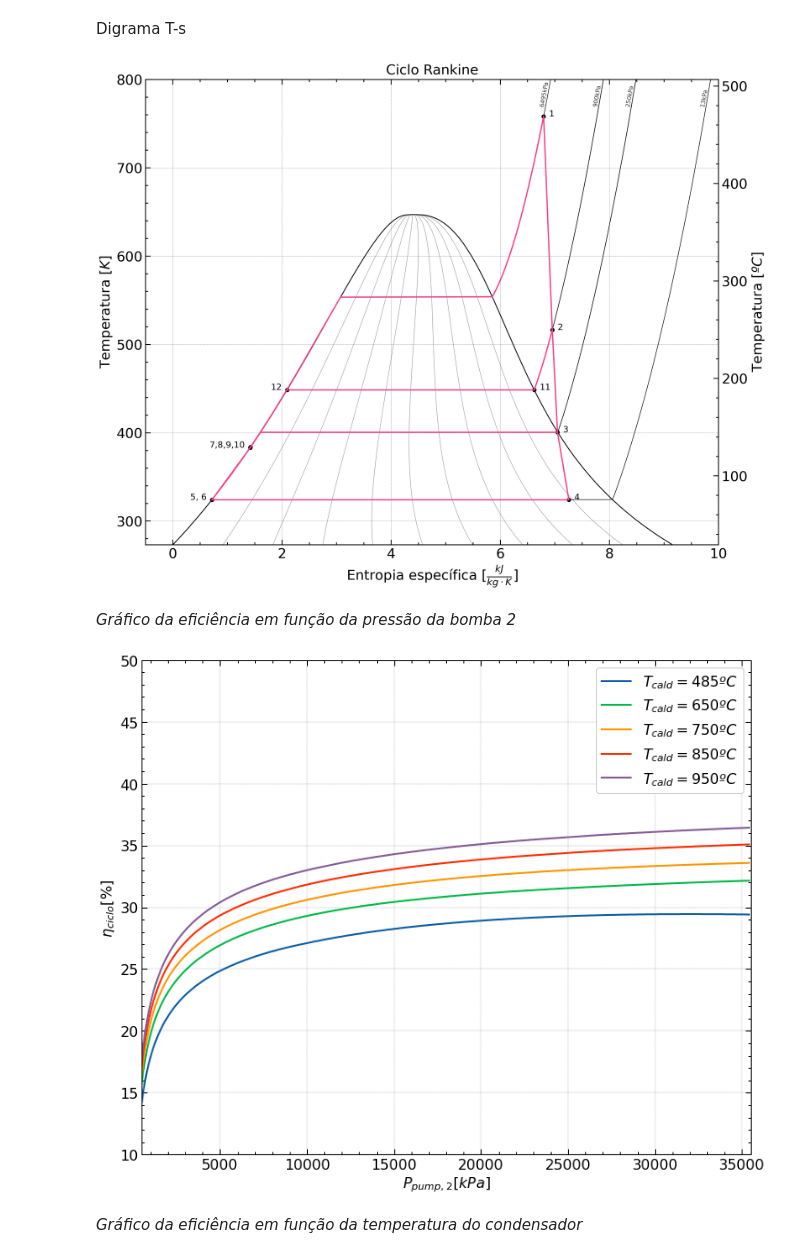
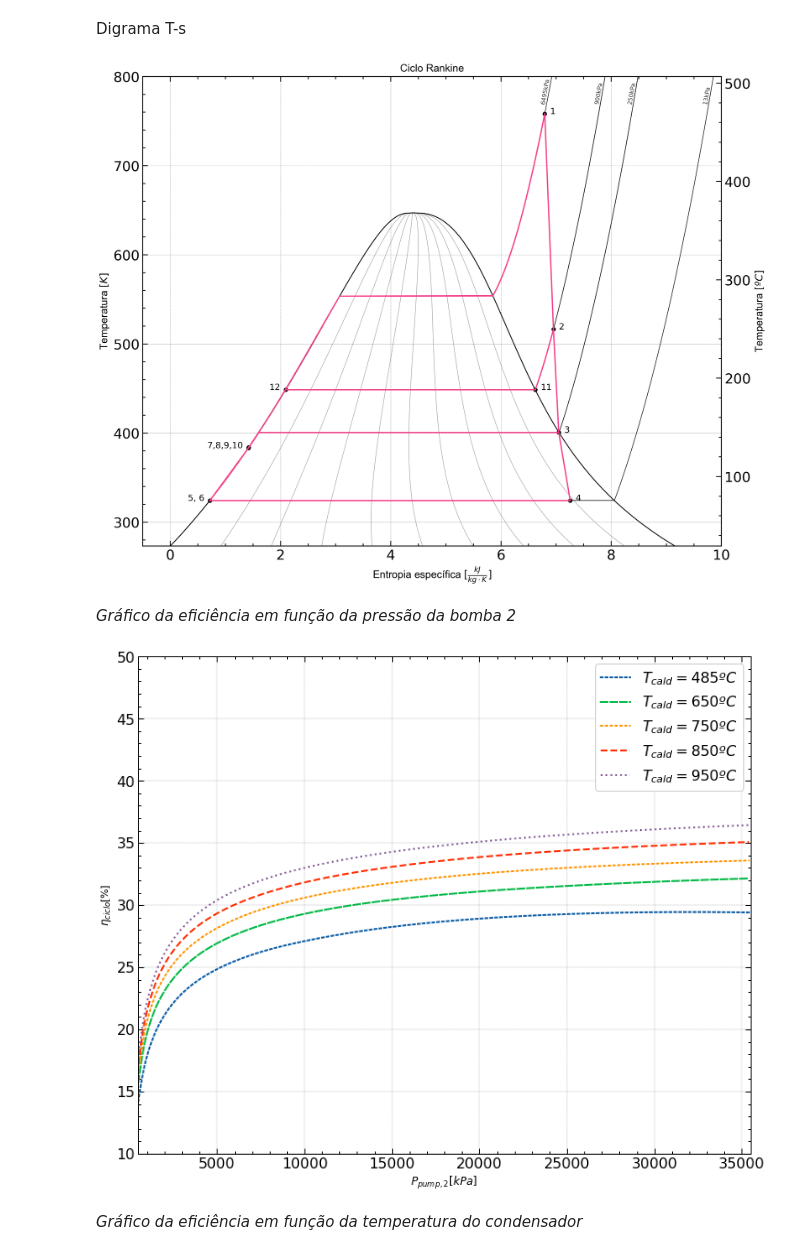
Before and after one commit to luaneng/gdv, a Jupyter notebook: projeto/main.ipynb, the cells around one changed output. Saved outputs shown, nothing was run; the diff lists cells and outputs as text; code cells hidden in the pictures.

```diff
--- a/projeto/main.ipynb
+++ b/projeto/main.ipynb
@@ -200,12 +200,7 @@ for i in estds:
     pressao.append(i.p)
     entalpia.append(i.h)
     entropia.append(i.s)
-    if absolute(round(i.Q, 4)) == 1:
-        titulo.append('Vap. Sat.')
-    elif i.Q == 0:
-        titulo.append('Liq. Sat.')
-    else:
-        titulo.append(i.Q)
+    titulo.append(i.Q)
 # %% [markdown]
 ## Resolvendo o sistema de equação das vazões ##
 # %% [markdown]
@@ -441,38 +436,38 @@ def tsdiagram():
   s = linspace(entropia[2], entropia[6], 1000)
   Temp = prop('T','S',s*10**3,'P', P[2]*10**3, fluido)
   plt.plot(s,Temp, color='#f5428a', lw=1.5)[0]
 
   #estado 2 - 11
   s = linspace(entropia[1], entropia[10], 1000)
   Temp = prop('T','S',s*10**3,'P', P[1]*10**3, fluido)
   plt.plot(s,Temp,'#f5428a', lw=1.5)[0]
 
   #Inserindo nome nos pontos
   plt.text(entropia[0]+0.1, Tk[0], '1',ha='left')
   plt.text(entropia[1]+0.1, Tk[1], '2',ha='left')
   plt.text(entropia[2]+0.1, Tk[2], '3',ha='left')
   plt.text(entropia[3]+0.1, Tk[3], '4',ha='left')
   plt.text(entropia[4]-0.1, Tk[4], '5, 6',ha='right')
   plt.text(entropia[6]-0.1, Tk[6], '7,8,9,10',ha='right')
   plt.text(entropia[10]+0.1, Tk[10], '11',ha='left')
   plt.text(entropia[11]-0.1, Tk[11], '12',ha='right')
 
   plt.grid(ls='--', lw=0.3)
-  plt.title('Ciclo Rankine')
-  plt.xlabel(r'Entropia específica $[\frac{kJ}{kg \cdot K}]$')
-  plt.ylabel(r'Temperatura $[K]$')
+  plt.title('Ciclo Rankine', fontname='Arial', fontsize=12)
+  plt.xlabel(r'Entropia específica $[\frac{kJ}{kg \cdot K}]$', fontname='Arial', fontsize=12)
+  plt.ylabel(r'Temperatura $[K]$', fontname='Arial', fontsize=12)
 
   plt.twinx()
-  plt.ylabel(r'Temperatura $[ºC]$',color='black')
+  plt.ylabel(r'Temperatura $[ºC]$',color='black', fontname='Arial', fontsize=12)
   plt.plot(temperatura, alpha=0)
   plt.tick_params(axis='y', labelcolor='black', grid_alpha=0)
 
 
   plt.show()
 
 tsdiagram()
 # %% [output]
-[figure, old version]
+[figure, new version]
 # %% [markdown]
 _Gráfico da eficiência em função da pressão da bomba 2_
 # %%
@@ -495,17 +490,17 @@ def np2():
     plt.style.use(['science', 'notebook', 'grid'])
     plt.figure(figsize=(12, 10))
 
-    plt.plot(pressure, array_n_t1, label=r'$T_{cald}=485ºC$')
-    plt.plot(pressure, array_n_t650, label=r'$T_{cald}=650ºC$')
-    plt.plot(pressure, array_n_t750, label=r'$T_{cald}=750ºC$')
-    plt.plot(pressure, array_n_t850, label=r'$T_{cald}=850ºC$')
-    plt.plot(pressure, array_n_t950, label=r'$T_{cald}=950ºC$')
+    plt.plot(pressure, array_n_t1, ls=':', dash_capstyle='projecting', label=r'$T_{cald}=485ºC$')
+    plt.plot(pressure, array_n_t650, ls='--',dash_capstyle='projecting', label=r'$T_{cald}=650ºC$')
+    plt.plot(pressure, array_n_t750, ls=':',dash_capstyle='round', label=r'$T_{cald}=750ºC$')
+    plt.plot(pressure, array_n_t850, ls='--',dash_capstyle='butt', label=r'$T_{cald}=850ºC$')
+    plt.plot(pressure, array_n_t950,  ls=':',dash_capstyle='butt', label=r'$T_{cald}=950ºC$')
 
     plt.xlim(500, 35000+500)
     plt.ylim(10, 50)
 
-    plt.ylabel(r'$\eta_{ciclo}$[%]')
-    plt.xlabel(r'$P_{pump, 2} [kPa]$')
+    plt.ylabel(r'$\eta_{ciclo}$[%]', fontname='Arial', fontsize=12)
+    plt.xlabel(r'$P_{pump, 2} [kPa]$', fontname='Arial', fontsize=12)
     plt.grid(ls='--', lw=0.3)
 
     plt.legend()
@@ -513,7 +508,7 @@ def np2():
 
 np2()
 # %% [output]
-[figure, old version]
+[figure, new version]
 # %% [markdown]
 _Gráfico da eficiência em função da temperatura do condensador_
 # %%
```
Also changed, not shown: parts of 7 cells of this notebook.
